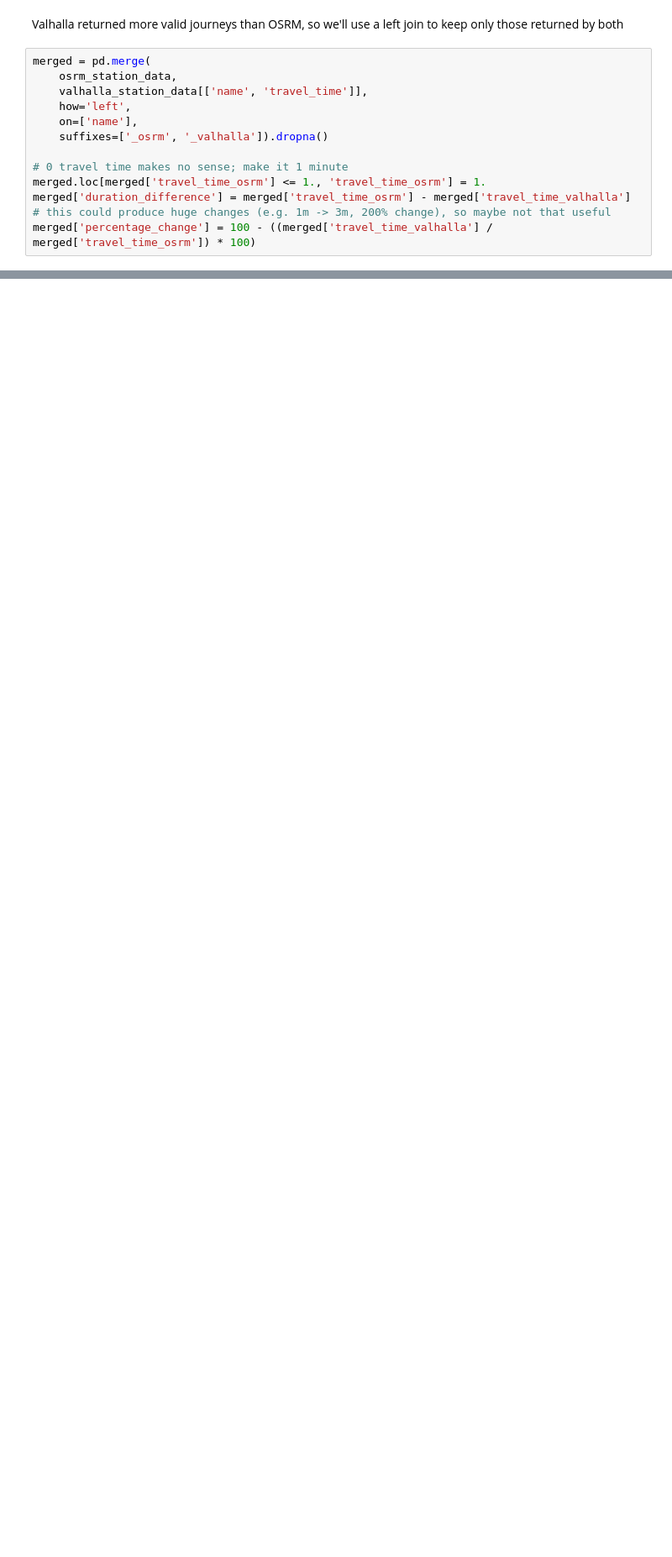
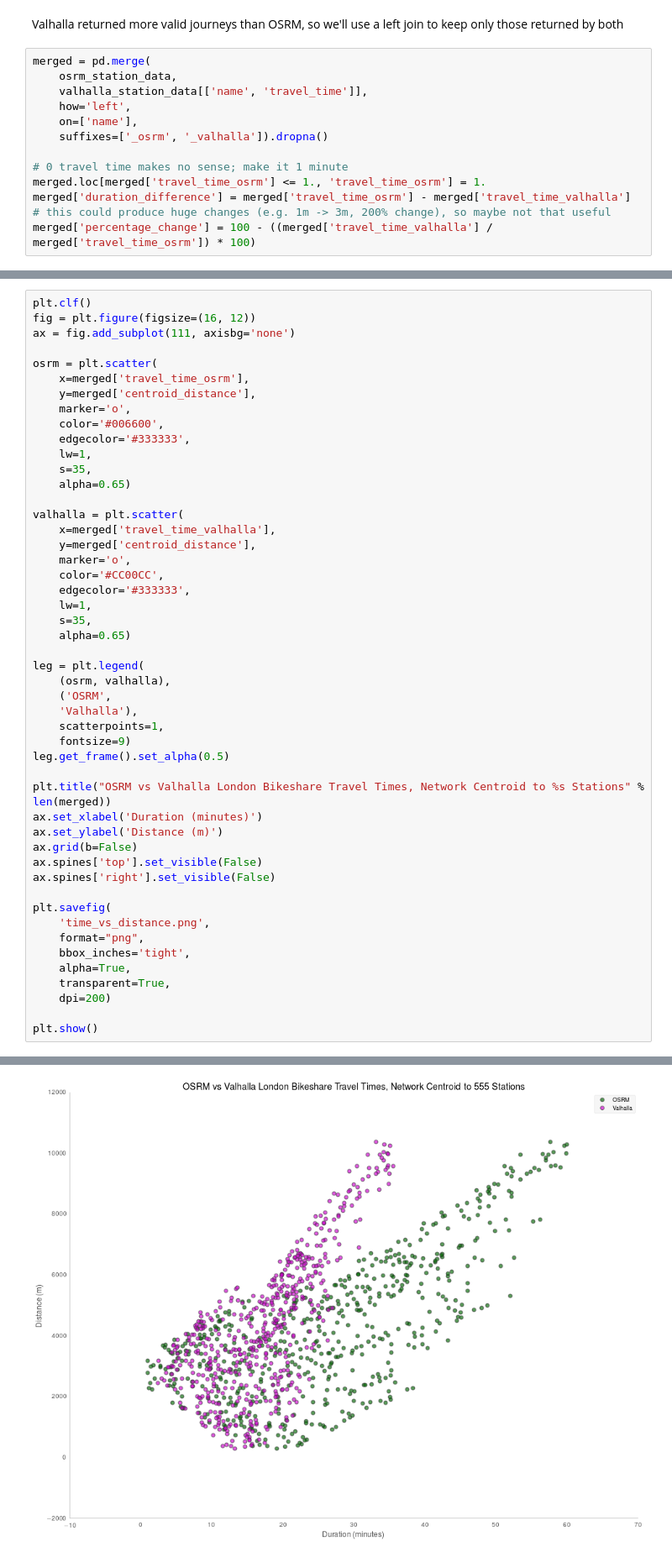
Before and after one commit to urschrei/router_comparison, a Jupyter notebook: OSRM_vs_Valhalla.ipynb, the cells around one changed output, grey strips where cells are left out. Shown at 84% size. Cells and saved outputs as stored; diff of their text form; blank space fills up the shorter version.

```diff
--- a/OSRM_vs_Valhalla.ipynb
+++ b/OSRM_vs_Valhalla.ipynb
@@ -102,0 +109,50 @@ plt.show()
+# %%
+plt.clf()
+fig = plt.figure(figsize=(16, 12))
+ax = fig.add_subplot(111, axisbg='none')
+
+osrm = plt.scatter(
+    x=merged['travel_time_osrm'],
+    y=merged['centroid_distance'],
+    marker='o',
+    color='#006600',
+    edgecolor='#333333',
+    lw=1,
+    s=35,
+    alpha=0.65)
+
+valhalla = plt.scatter(
+    x=merged['travel_time_valhalla'],
+    y=merged['centroid_distance'],
+    marker='o',
+    color='#CC00CC',
+    edgecolor='#333333',
+    lw=1,
+    s=35,
+    alpha=0.65)
+
+leg = plt.legend(
+    (osrm, valhalla),
+    ('OSRM',
+    'Valhalla'),
+    scatterpoints=1,
+    fontsize=9)
+leg.get_frame().set_alpha(0.5)
+
+plt.title("OSRM vs Valhalla London Bikeshare Travel Times, Network Centroid to %s Stations" % len(merged))
+ax.set_xlabel('Duration (minutes)')
+ax.set_ylabel('Distance (m)')
+ax.grid(b=False)
+ax.spines['top'].set_visible(False)
+ax.spines['right'].set_visible(False)
+
+plt.savefig(
+    'time_vs_distance.png',
+    format="png",
+    bbox_inches='tight',
+    alpha=True,
+    transparent=True,
+    dpi=200)
+
+plt.show()
+# %% [output]
@@ -103 +160,2 @@ plt.show()
+[figure, added]
 # %% [markdown]
```
Also changed, not shown: parts of 5 cells of this notebook, 2 other files.
